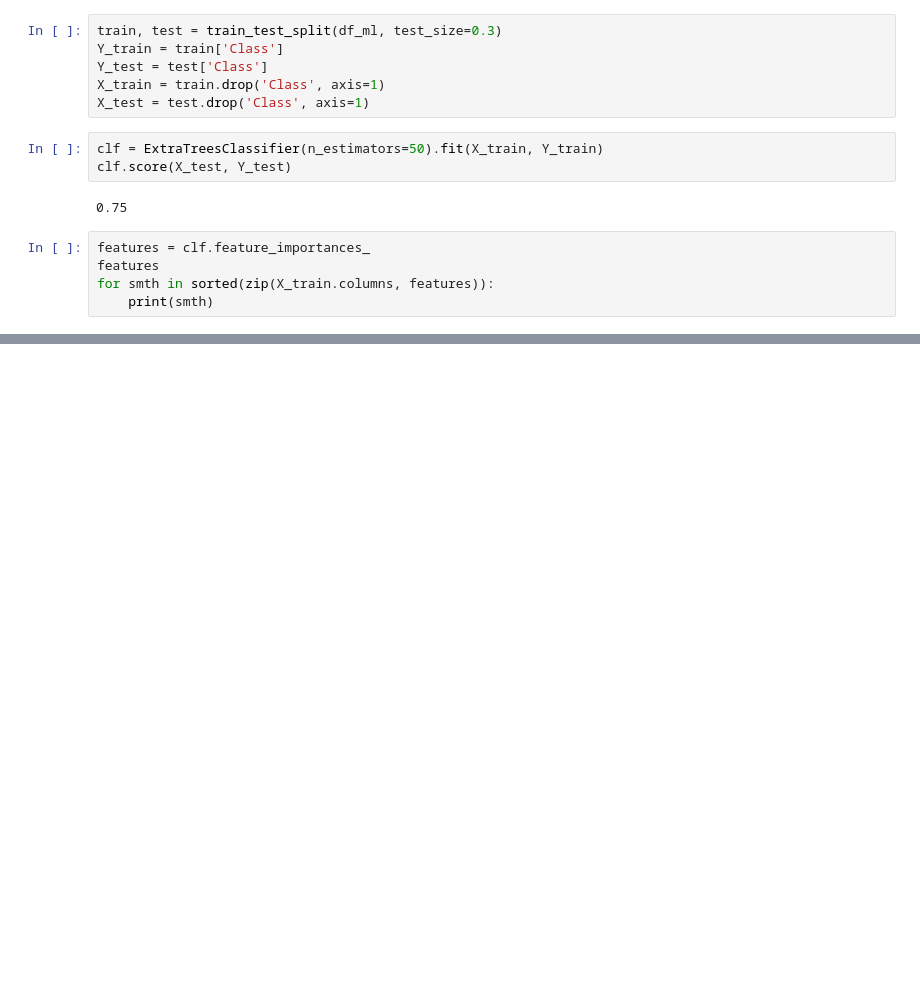
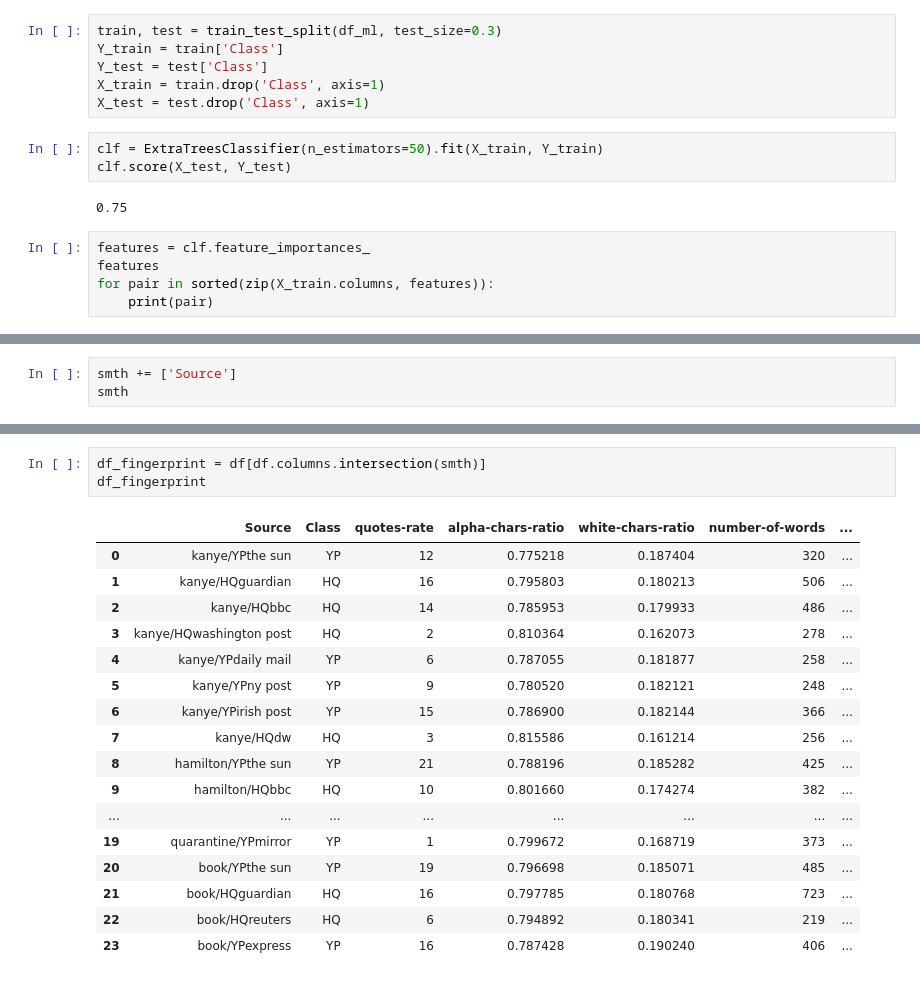
Before and after one commit to MauroJurada/NLP-Project, a Jupyter notebook: Article exploration .ipynb, the cells around one changed output, grey strips where cells are left out. Drawn from its saved outputs; the diff is of its cells as text; blank space fills up the shorter version.

Commit message:
Features for fingerprint

```diff
--- a/Article exploration .ipynb
+++ b/Article exploration .ipynb
@@ -460,6 +464,6 @@ clf.score(X_test, Y_test)
 # %%
 features = clf.feature_importances_
 features
-for smth in sorted(zip(X_train.columns, features)):
-    print(smth)
+for pair in sorted(zip(X_train.columns, features)):
+    print(pair)
 # %% [output]
@@ -479,0 +488,3 @@ plt.bar(X_train.columns, features)
+# %%
+smth += ['Source']
+smth
@@ -479,0 +506,21 @@ plt.bar(X_train.columns, features)
+# %%
+df_fingerprint = df[df.columns.intersection(smth)]
+df_fingerprint
+# %% [output]
+|  | Source | Class | quotes-rate | alpha-chars-ratio | white-chars-ratio | number-of-words | ... |
+| 0 | kanye/YPthe sun | YP | 12 | 0.775218 | 0.187404 | 320 | ... |
+| 1 | kanye/HQguardian | HQ | 16 | 0.795803 | 0.180213 | 506 | ... |
+| 2 | kanye/HQbbc | HQ | 14 | 0.785953 | 0.179933 | 486 | ... |
+| 3 | kanye/HQwashington post | HQ | 2 | 0.810364 | 0.162073 | 278 | ... |
+| 4 | kanye/YPdaily mail | YP | 6 | 0.787055 | 0.181877 | 258 | ... |
+| 5 | kanye/YPny post | YP | 9 | 0.780520 | 0.182121 | 248 | ... |
+| 6 | kanye/YPirish post | YP | 15 | 0.786900 | 0.182144 | 366 | ... |
+| 7 | kanye/HQdw | HQ | 3 | 0.815586 | 0.161214 | 256 | ... |
+| 8 | hamilton/YPthe sun | YP | 21 | 0.788196 | 0.185282 | 425 | ... |
+| 9 | hamilton/HQbbc | HQ | 10 | 0.801660 | 0.174274 | 382 | ... |
+| ... | ... | ... | ... | ... | ... | ... | ... |
+| 19 | quarantine/YPmirror | YP | 1 | 0.799672 | 0.168719 | 373 | ... |
+| 20 | book/YPthe sun | YP | 19 | 0.796698 | 0.185071 | 485 | ... |
+| 21 | book/HQguardian | HQ | 16 | 0.797785 | 0.180768 | 723 | ... |
+| 22 | book/HQreuters | HQ | 6 | 0.794892 | 0.180341 | 219 | ... |
+| 23 | book/YPexpress | YP | 16 | 0.787428 | 0.190240 | 406 | ... |
```
Also changed, not shown: parts of 9 cells of this notebook, 1 other file.
